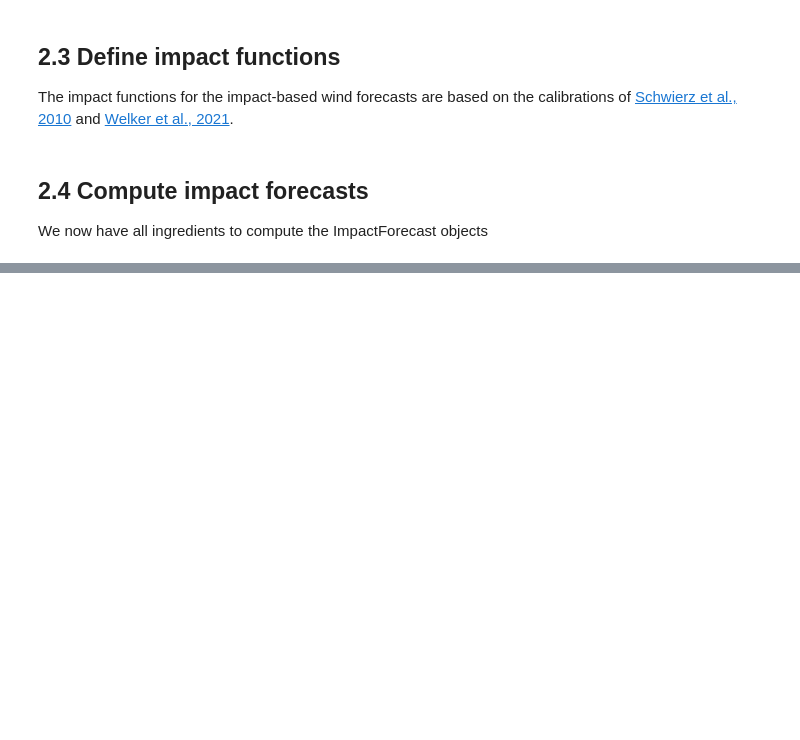
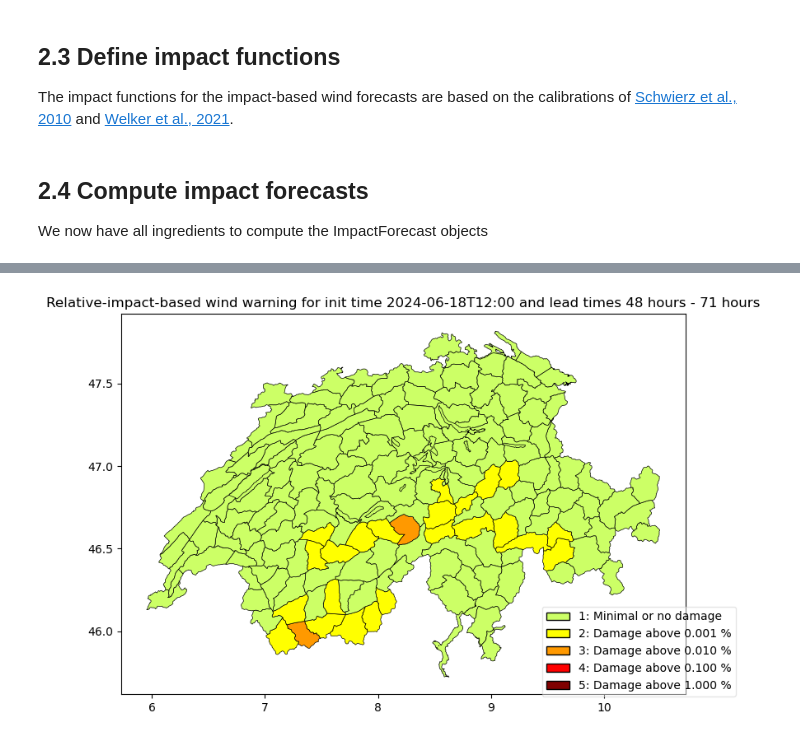
Before and after one commit to CLIMADA-project/climada-snippets, a Jupyter notebook: 003_impact_forecast_plots.ipynb, the cells around one changed output, grey strips where cells are left out. Saved outputs shown, nothing was run; the diff lists cells and outputs as text; code cells hidden in the pictures; blank space fills up the shorter version.

```diff
--- a/003_impact_forecast_plots.ipynb
+++ b/003_impact_forecast_plots.ipynb
@@ -855,0 +977,17 @@ plot_warning_polygons(
+# %%
+init_time = reference_time
+relative_impact_warning_thresholds = np.array([1e-5,1e-4,1e-3,1e-2])
+relative_impact_warning_labels = ["1: Minimal or no damage"] + [
+    f"{k+2}: Damage above {thresh*100:.3f} %" for k, thresh in enumerate(relative_impact_warning_thresholds)
+]
+plot_impact_polygons(
+    imp_fc.mean(),
+    gdf_warningregions,
+    exposure_for_normalization=exp_ch,
+    agg_func="sum",
+    title=f"Relative-impact-based wind warning for init time {init_time} and lead times {lead_times_window}",
+    figsize=(10, 6),
+    warning_thresholds=relative_impact_warning_thresholds,
+    warning_labels=relative_impact_warning_labels
+)
+# %% [output]
@@ -855,0 +996 @@ plot_warning_polygons(
+[figure, added]
```
Also changed, not shown: parts of 22 cells of this notebook.
